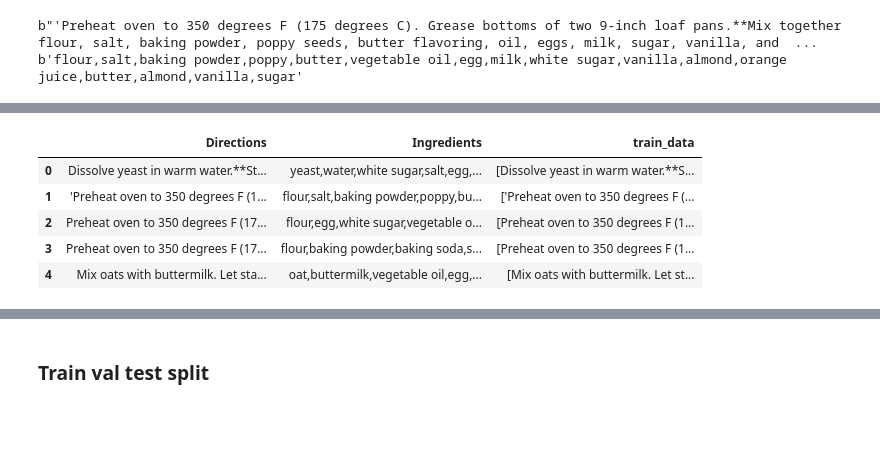
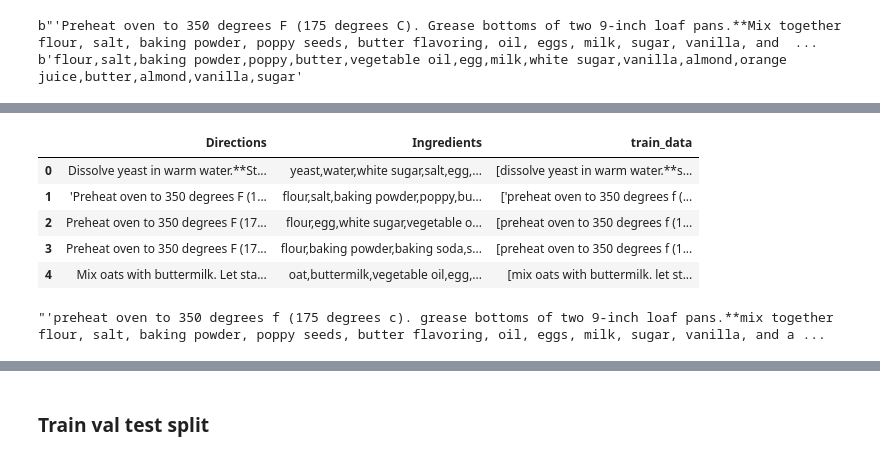
Before and after one commit to sofiaElenaHopartean/NLP_recipes, a Jupyter notebook: recipes.ipynb, the cells around one changed output, grey strips where cells are left out. Cells and saved outputs as stored; diff of their text form; code cells hidden in the pictures; blank space fills up the shorter version.

```diff
--- a/recipes.ipynb
+++ b/recipes.ipynb
@@ -284,48 +286,71 @@ unicodedata.normalize('NFKD', recipes_df_small["Ingredients"][1]).encode('ascii'
 ingredients_not_found_in_sent = []
 ingredients_found_multiple_times_in_sent = []
 examples = []
+
+LABEL = "INGREDIENT"
 
 # ? ingred is space
 
 def define_ent_in_sentence(sentence, ingredients):
   ents= []
   ingred_not_found = 0
   samples = []
-  for _ingred in ingredients.split(","):
-    start_pos = sentence.find(_ingred)
+  sentence_lo = sentence.lower()
+  for _ingred in sorted(ingredients.lower().split(","), key=len, reverse=True):
+    start_pos = sentence_lo.find(_ingred)
     if ( start_pos != -1):
-      ents.append((start_pos, start_pos+len(_ingred), "INGREDIENT"))
+      _append = True
+      end_pos = start_pos+len(_ingred)
+      for a, b, _ in ents:
+        if start_pos >= a and start_pos <= b:
+          _append = False
+        elif end_pos >= a and end_pos <= b:
+          _append = False
+      if _append:
+        ents.append((start_pos, end_pos, LABEL))
     else:
       splited_ingred = _ingred.split()
       found_one = False
       for _split_ingrd in splited_ingred:
-        start_pos = sentence.find(_split_ingrd)
+        start_pos = sentence_lo.find(_split_ingrd)
         if ( start_pos != -1):
-          ents.append((start_pos, start_pos+len(_split_ingrd), "INGREDIENT"))
+          end_pos = start_pos+len(_ingred)
+          _append = True
+          for a, b, _ in ents:
+            if start_pos >= a and start_pos <= b:
+              _append = False
+            elif end_pos >= a and end_pos <= b:
+              _append = False
+          if _append:
+            ents.append((start_pos, end_pos, LABEL))
           found_one = True
       if not found_one:
         # if len(examples) < 20:
         samples.append(_ingred)
         ingred_not_found += 1
 
   if ingred_not_found > 0:
     # if len(examples) < 20:
-    examples.append((sentence, samples))
+    examples.append((sentence_lo, samples))
     ingredients_not_found_in_sent.append(ingred_not_found)
 
-  return [sentence, {'entities': ents}]
+  return [sentence_lo, {'entities': ents}]
 
 recipes_df_small['train_data']= np.vectorize(define_ent_in_sentence)(\
                                 recipes_df_small['Directions'],
                                 recipes_df_small['Ingredients'])
 recipes_df_small.head()
 # %% [output]
 |  | Directions | Ingredients | train_data |
-| 0 | Dissolve yeast in warm water.**St... | yeast,water,white sugar,salt,egg,... | [Dissolve yeast in warm water.**S... |
-| 1 | 'Preheat oven to 350 degrees F (1... | flour,salt,baking powder,poppy,bu... | ['Preheat oven to 350 degrees F (... |
-| 2 | Preheat oven to 350 degrees F (17... | flour,egg,white sugar,vegetable o... | [Preheat oven to 350 degrees F (1... |
-| 3 | Preheat oven to 350 degrees F (17... | flour,baking powder,baking soda,s... | [Preheat oven to 350 degrees F (1... |
-| 4 | Mix oats with buttermilk. Let sta... | oat,buttermilk,vegetable oil,egg,... | [Mix oats with buttermilk. Let st... |
+| 0 | Dissolve yeast in warm water.**St... | yeast,water,white sugar,salt,egg,... | [dissolve yeast in warm water.**s... |
+| 1 | 'Preheat oven to 350 degrees F (1... | flour,salt,baking powder,poppy,bu... | ['preheat oven to 350 degrees f (... |
+| 2 | Preheat oven to 350 degrees F (17... | flour,egg,white sugar,vegetable o... | [preheat oven to 350 degrees f (1... |
+| 3 | Preheat oven to 350 degrees F (17... | flour,baking powder,baking soda,s... | [preheat oven to 350 degrees f (1... |
+| 4 | Mix oats with buttermilk. Let sta... | oat,buttermilk,vegetable oil,egg,... | [mix oats with buttermilk. let st... |
+# %%
+recipes_df_small['Directions'][1].lower()
+# %% [output]
+"'preheat oven to 350 degrees f (175 degrees c). grease bottoms of two 9-inch loaf pans.**mix together flour, salt, baking powder, poppy seeds, butter flavoring, oil, eggs, milk, sugar, vanilla, and a ...
 # %%
 print(len(ingredients_not_found_in_sent))
 plt.hist(ingredients_not_found_in_sent, bins=np.arange(20)-0.5)
```
Also changed, not shown: parts of 16 cells of this notebook.
